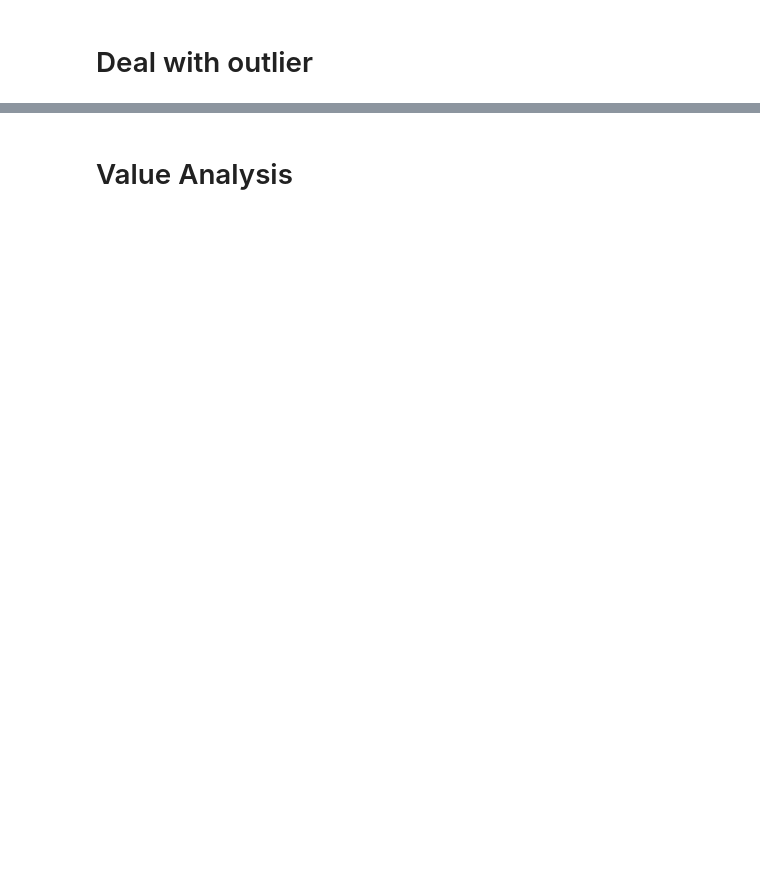
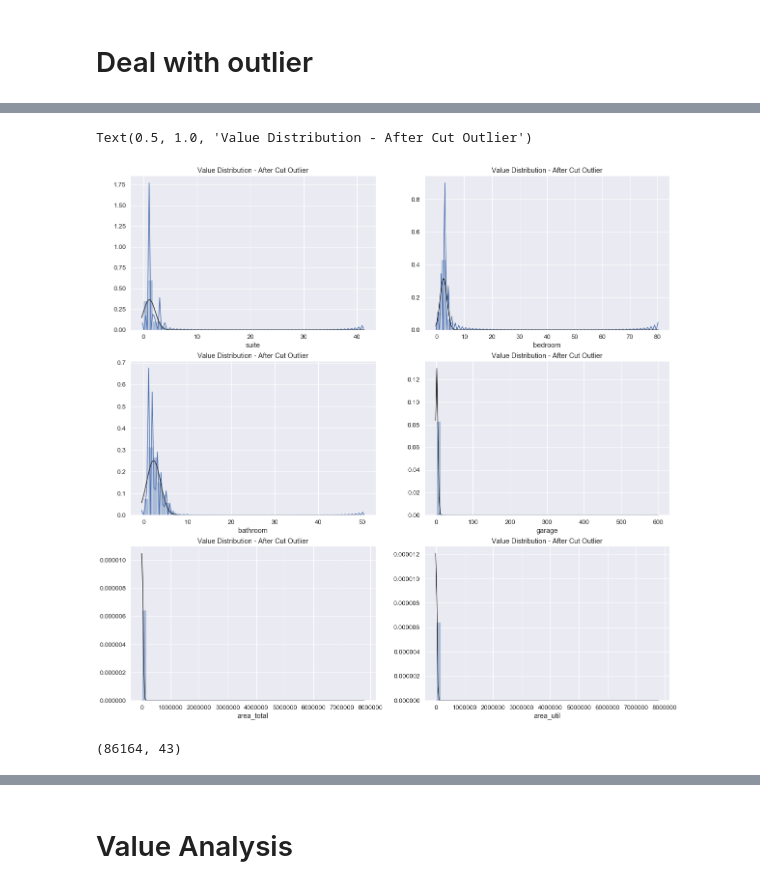
Before and after one commit to nuttheguitar/realties_datasprints, a Jupyter notebook: EDA.ipynb, the cells around one changed output, grey strips where cells are left out. Drawn from its saved outputs; the diff is of its cells as text; code cells hidden in the pictures; blank space fills up the shorter version.

```diff
--- a/EDA.ipynb
+++ b/EDA.ipynb
@@ -90,3 +181,18 @@ df_wo = df_selected[df_selected['z_value'] < 1]
+# %%
+fig, ax = plt.subplots(3,2, figsize=(20, 20))
+sns.distplot(df_ddp['suite'].dropna(), fit=norm, ax=ax[0][0]).set_title("Value Distribution - After Cut Outlier")
+sns.distplot(df_ddp['bedroom'].dropna(), fit=norm, ax=ax[0][1]).set_title("Value Distribution - After Cut Outlier")
+sns.distplot(df_ddp['bathroom'].dropna(), fit=norm, ax=ax[1][0]).set_title("Value Distribution - After Cut Outlier")
+sns.distplot(df_ddp['garage'].dropna(), fit=norm, ax=ax[1][1]).set_title("Value Distribution - After Cut Outlier")
+sns.distplot(df_ddp['area_total'].dropna(), fit=norm, ax=ax[2][0]).set_title("Value Distribution - After Cut Outlier")
+sns.distplot(df_ddp['area_util'].dropna(), fit=norm, ax=ax[2][1]).set_title("Value Distribution - After Cut Outlier")
+# %% [output]
+Text(0.5, 1.0, 'Value Distribution - After Cut Outlier')
+[figure, added]
+# %%
+df_wo.shape
+# %% [output]
+(86164, 43)
 # %%
 df_wo.isnull().sum()
 # %% [output]
```
Also changed, not shown: parts of 49 cells of this notebook.
